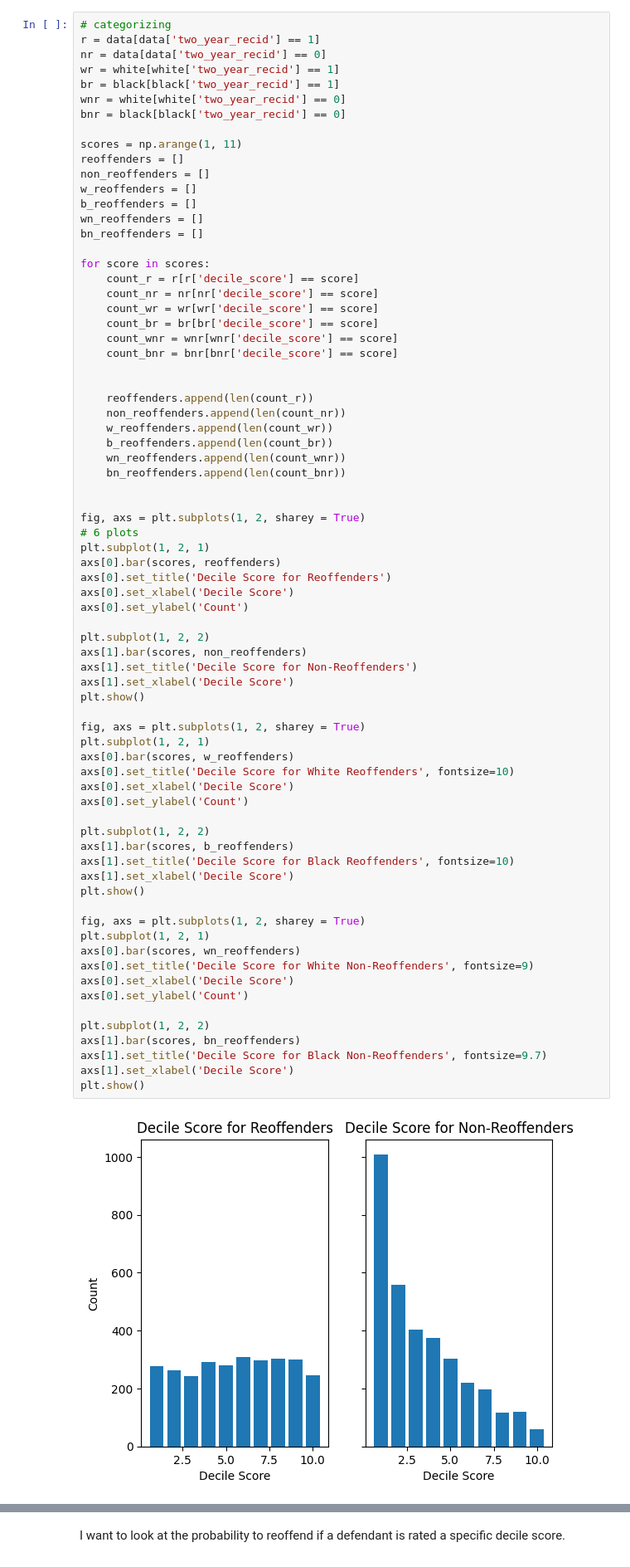
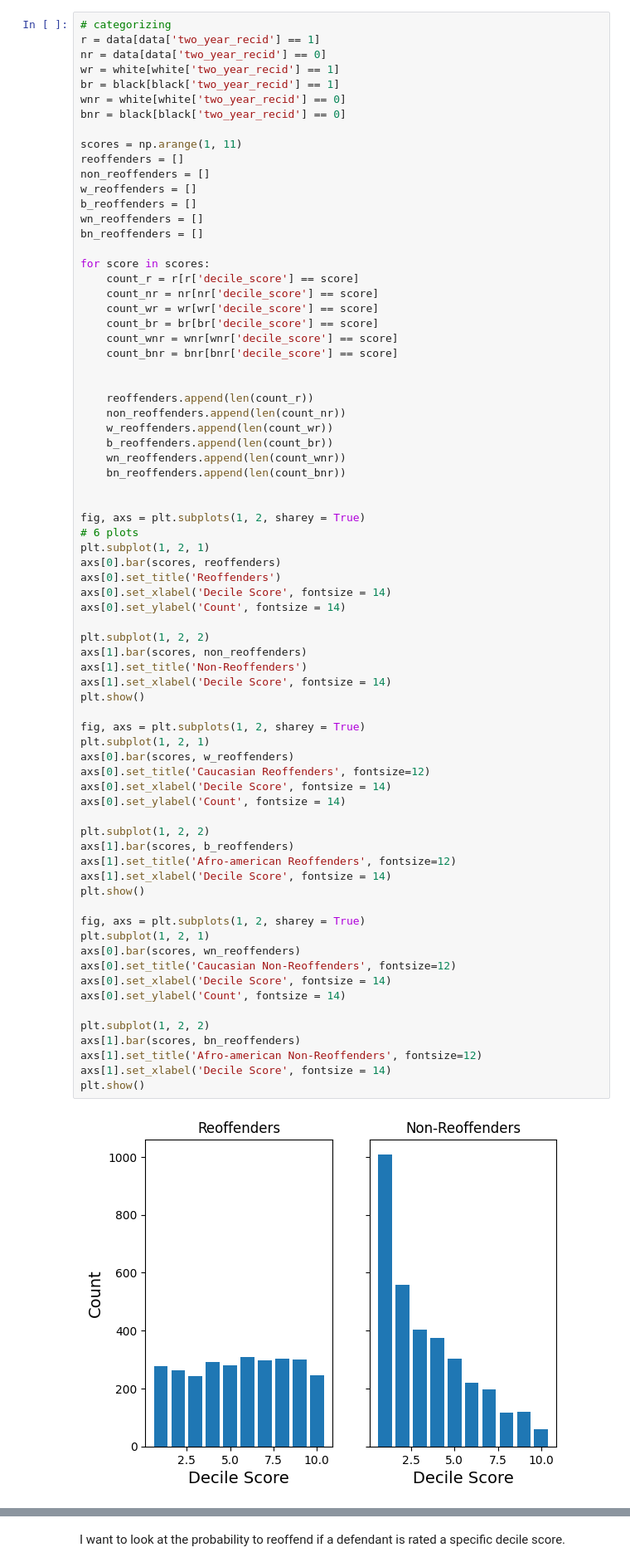
Before and after one commit to kajassandnes/HON2200_compas, a Jupyter notebook: compas.ipynb, the cells around one changed output, grey strips where cells are left out. Shown at 83% size. Saved outputs shown, nothing was run; the diff lists cells and outputs as text.

```diff
--- a/compas.ipynb
+++ b/compas.ipynb
@@ -263,46 +261,46 @@ for score in scores:
     b_reoffenders.append(len(count_br))
     wn_reoffenders.append(len(count_wnr))
     bn_reoffenders.append(len(count_bnr))
 
 
 fig, axs = plt.subplots(1, 2, sharey = True)
 # 6 plots
 plt.subplot(1, 2, 1)
 axs[0].bar(scores, reoffenders)
-axs[0].set_title('Decile Score for Reoffenders')
-axs[0].set_xlabel('Decile Score')
-axs[0].set_ylabel('Count')
+axs[0].set_title('Reoffenders')
+axs[0].set_xlabel('Decile Score', fontsize = 14)
+axs[0].set_ylabel('Count', fontsize = 14)
 
 plt.subplot(1, 2, 2)
 axs[1].bar(scores, non_reoffenders)
-axs[1].set_title('Decile Score for Non-Reoffenders')
-axs[1].set_xlabel('Decile Score')
+axs[1].set_title('Non-Reoffenders')
+axs[1].set_xlabel('Decile Score', fontsize = 14)
 plt.show()
 
 fig, axs = plt.subplots(1, 2, sharey = True)
 plt.subplot(1, 2, 1)
 axs[0].bar(scores, w_reoffenders)
-axs[0].set_title('Decile Score for White Reoffenders', fontsize=10)
-axs[0].set_xlabel('Decile Score')
-axs[0].set_ylabel('Count')
+axs[0].set_title('Caucasian Reoffenders', fontsize=12)
+axs[0].set_xlabel('Decile Score', fontsize = 14)
+axs[0].set_ylabel('Count', fontsize = 14)
 
 plt.subplot(1, 2, 2)
 axs[1].bar(scores, b_reoffenders)
-axs[1].set_title('Decile Score for Black Reoffenders', fontsize=10)
-axs[1].set_xlabel('Decile Score')
+axs[1].set_title('Afro-american Reoffenders', fontsize=12)
+axs[1].set_xlabel('Decile Score', fontsize = 14)
 plt.show()
 
 fig, axs = plt.subplots(1, 2, sharey = True)
 plt.subplot(1, 2, 1)
 axs[0].bar(scores, wn_reoffenders)
-axs[0].set_title('Decile Score for White Non-Reoffenders', fontsize=9)
-axs[0].set_xlabel('Decile Score')
-axs[0].set_ylabel('Count')
+axs[0].set_title('Caucasian Non-Reoffenders', fontsize=12)
+axs[0].set_xlabel('Decile Score', fontsize = 14)
+axs[0].set_ylabel('Count', fontsize = 14)
 
 plt.subplot(1, 2, 2)
 axs[1].bar(scores, bn_reoffenders)
-axs[1].set_title('Decile Score for Black Non-Reoffenders', fontsize=9.7)
-axs[1].set_xlabel('Decile Score')
+axs[1].set_title('Afro-american Non-Reoffenders', fontsize=12)
+axs[1].set_xlabel('Decile Score', fontsize = 14)
 plt.show()
 # %% [output]
-[figure, old version]
+[figure, new version]
```
Also changed, not shown: parts of 12 cells of this notebook, 1 other file.
